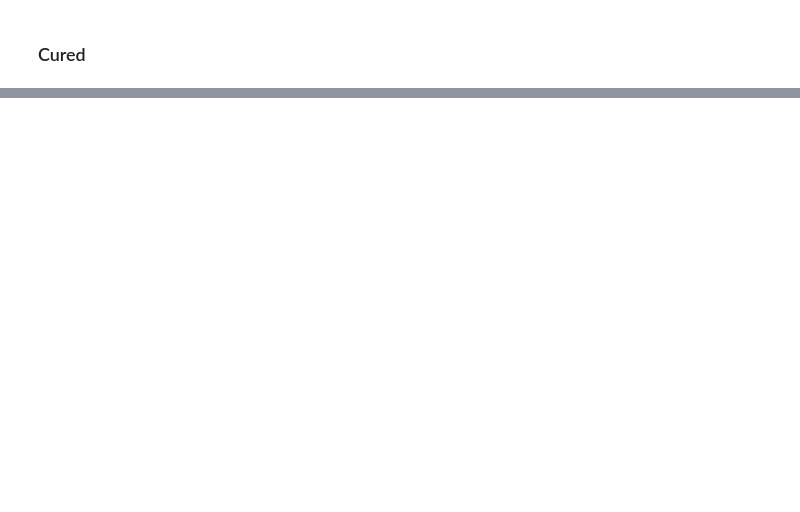
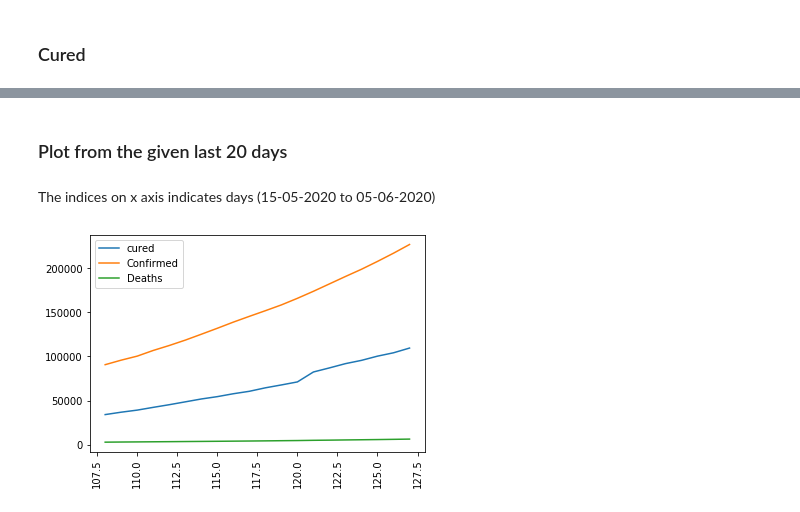
Before and after one commit to abr-98/COVID-19_regression_analysis, a Jupyter notebook: confirmed_death_cured_predict.ipynb, the cells around one changed output, grey strips where cells are left out. Cells and saved outputs as stored; diff of their text form; code cells hidden in the pictures; blank space fills up the shorter version.

```diff
--- a/confirmed_death_cured_predict.ipynb
+++ b/confirmed_death_cured_predict.ipynb
@@ -237,0 +610,2 @@ plt.show()
+# %%
+df_tot=pd.read_csv('obtained.csv',index_col=-1)
@@ -237,0 +632,24 @@ plt.show()
+# %%
+df_given=df_tot[-30:-10]
+df_given_and_pred=df_tot[-30:]
+# %%
+def plot(df):
+
+
+	ax1=plt.subplot2grid((4,1), (0,0), rowspan=5, colspan=1)
+
+	ax1.plot(df.index, df['Cured'], label="cured")
+	ax1.plot(df.index, df['Confirmed'], label="Confirmed")
+	ax1.plot(df.index, df['Deaths'], label="Deaths")
+	plt.legend(loc="upper left")
+	plt.xticks(rotation=90)
+
+	plt.show()
+# %% [markdown]
+### Plot from the given last 20 days
+# %% [markdown]
+The indices on x axis indicates days (15-05-2020 to 05-06-2020)
+# %%
+plot(df_given)
+# %% [output]
+[figure, added]
```
Also changed, not shown: parts of 49 cells of this notebook, 4 other files.
